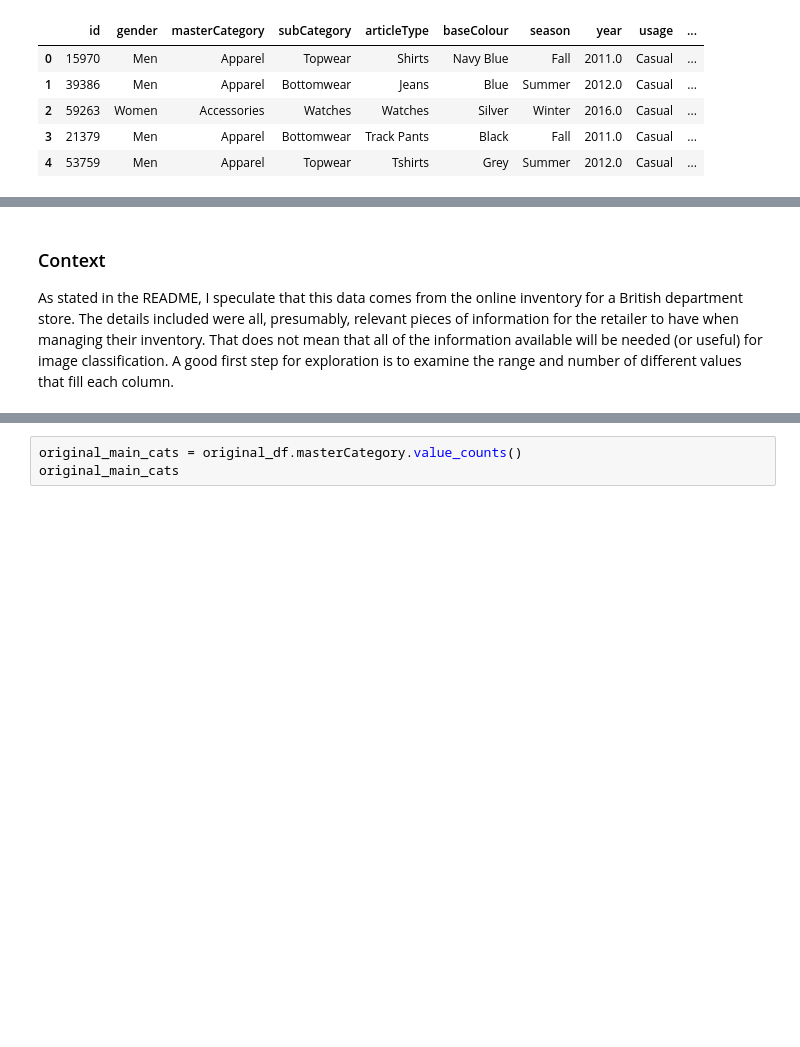
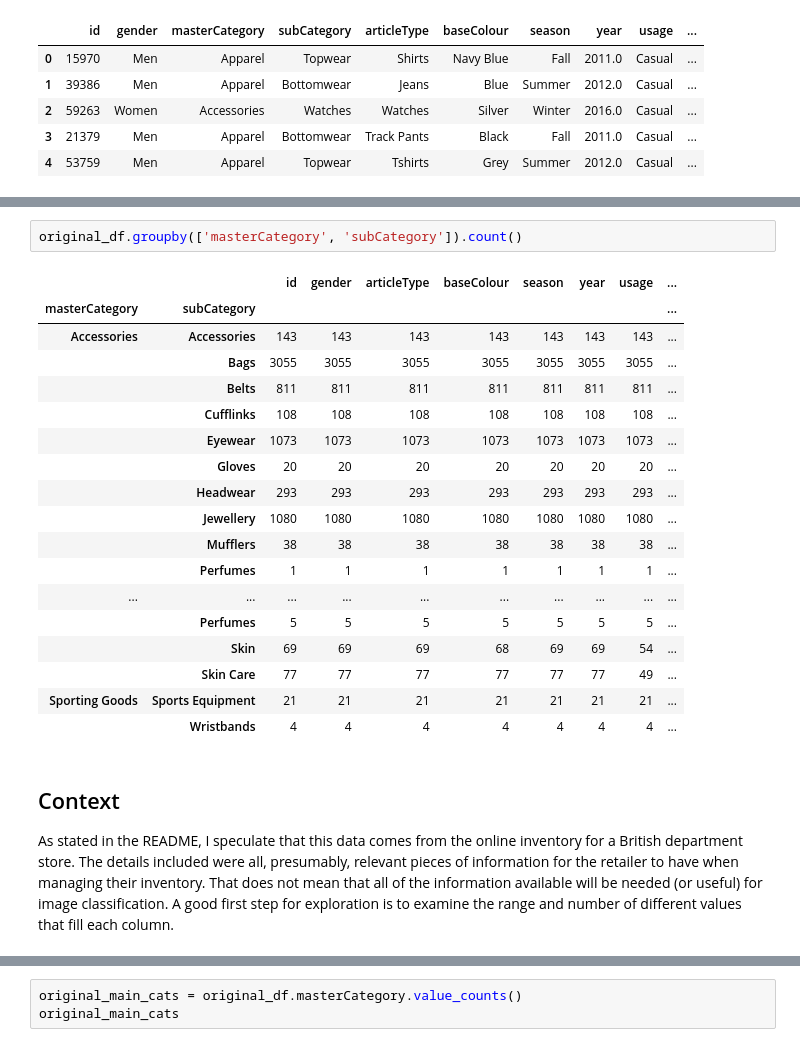
Before and after one commit to kellystroh/Inventory-Image-Classification, a Jupyter notebook: Preprocessing/EDA.ipynb, the cells around one changed output, grey strips where cells are left out. Saved outputs shown, nothing was run; the diff lists cells and outputs as text; blank space fills up the shorter version.

```diff
--- a/Preprocessing/EDA.ipynb
+++ b/Preprocessing/EDA.ipynb
@@ -40,5 +52,26 @@ original_df.head()
+# %%
+original_df.groupby(['masterCategory', 'subCategory']).count()
+# %% [output]
+|  |  | id | gender | articleType | baseColour | season | year | usage | ... |
+| masterCategory | subCategory |  |  |  |  |  |  |  | ... |
+| Accessories | Accessories | 143 | 143 | 143 | 143 | 143 | 143 | 143 | ... |
+|  | Bags | 3055 | 3055 | 3055 | 3055 | 3055 | 3055 | 3055 | ... |
+|  | Belts | 811 | 811 | 811 | 811 | 811 | 811 | 811 | ... |
+|  | Cufflinks | 108 | 108 | 108 | 108 | 108 | 108 | 108 | ... |
+|  | Eyewear | 1073 | 1073 | 1073 | 1073 | 1073 | 1073 | 1073 | ... |
+|  | Gloves | 20 | 20 | 20 | 20 | 20 | 20 | 20 | ... |
+|  | Headwear | 293 | 293 | 293 | 293 | 293 | 293 | 293 | ... |
+|  | Jewellery | 1080 | 1080 | 1080 | 1080 | 1080 | 1080 | 1080 | ... |
+|  | Mufflers | 38 | 38 | 38 | 38 | 38 | 38 | 38 | ... |
+|  | Perfumes | 1 | 1 | 1 | 1 | 1 | 1 | 1 | ... |
+| ... | ... | ... | ... | ... | ... | ... | ... | ... | ... |
+|  | Perfumes | 5 | 5 | 5 | 5 | 5 | 5 | 5 | ... |
+|  | Skin | 69 | 69 | 69 | 68 | 69 | 69 | 54 | ... |
+|  | Skin Care | 77 | 77 | 77 | 77 | 77 | 77 | 49 | ... |
+| Sporting Goods | Sports Equipment | 21 | 21 | 21 | 21 | 21 | 21 | 21 | ... |
+|  | Wristbands | 4 | 4 | 4 | 4 | 4 | 4 | 4 | ... |
 # %% [markdown]
-### Context
+## Context
 
 As stated in the README, I speculate that this data comes from the online inventory for a British department store. The details included were all, presumably, relevant pieces of information for the retailer to have when managing their inventory. That does not mean that all of the information available will be needed (or useful) for image classification. A good first step for exploration is to examine the range and number of different values that fill each column.
 # %%
```
Also changed, not shown: parts of 17 cells of this notebook, 1 other file.
